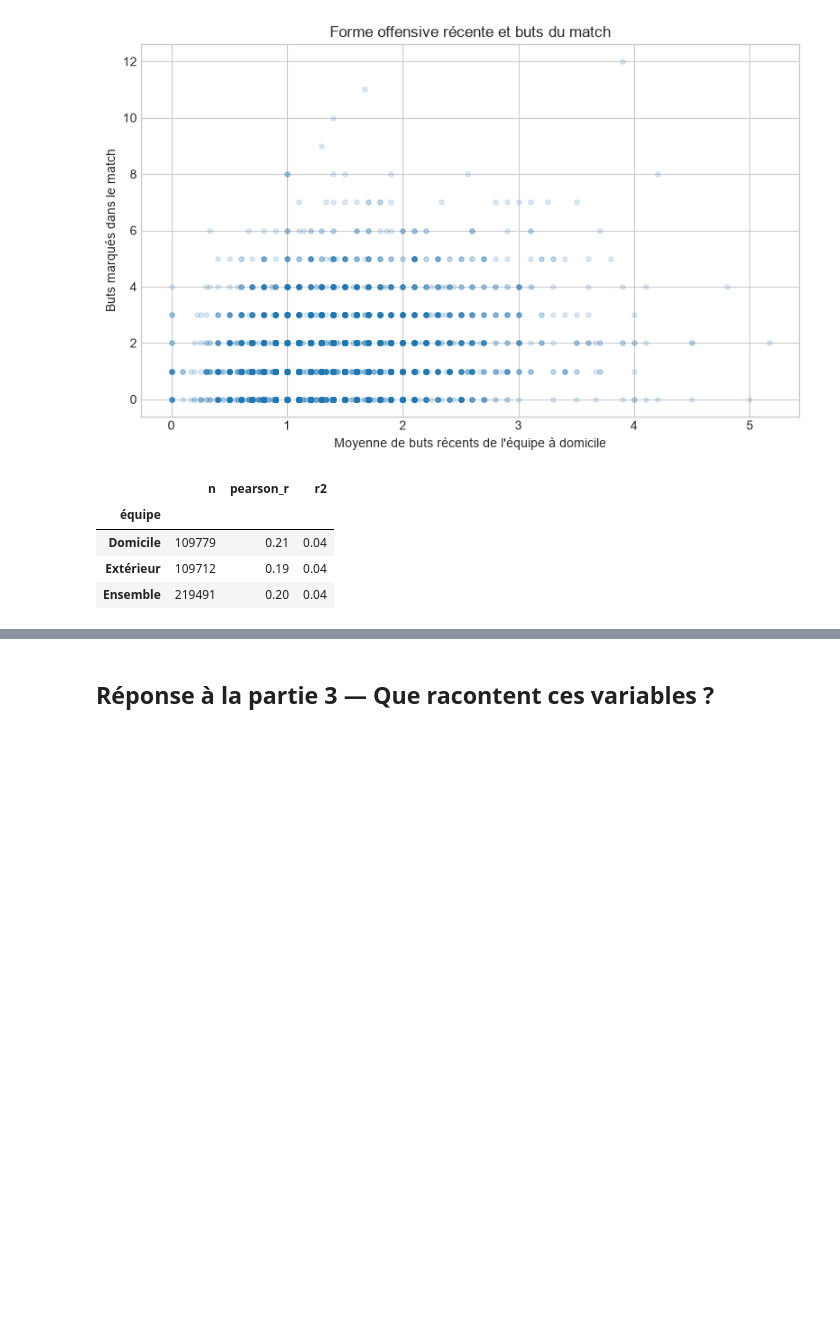
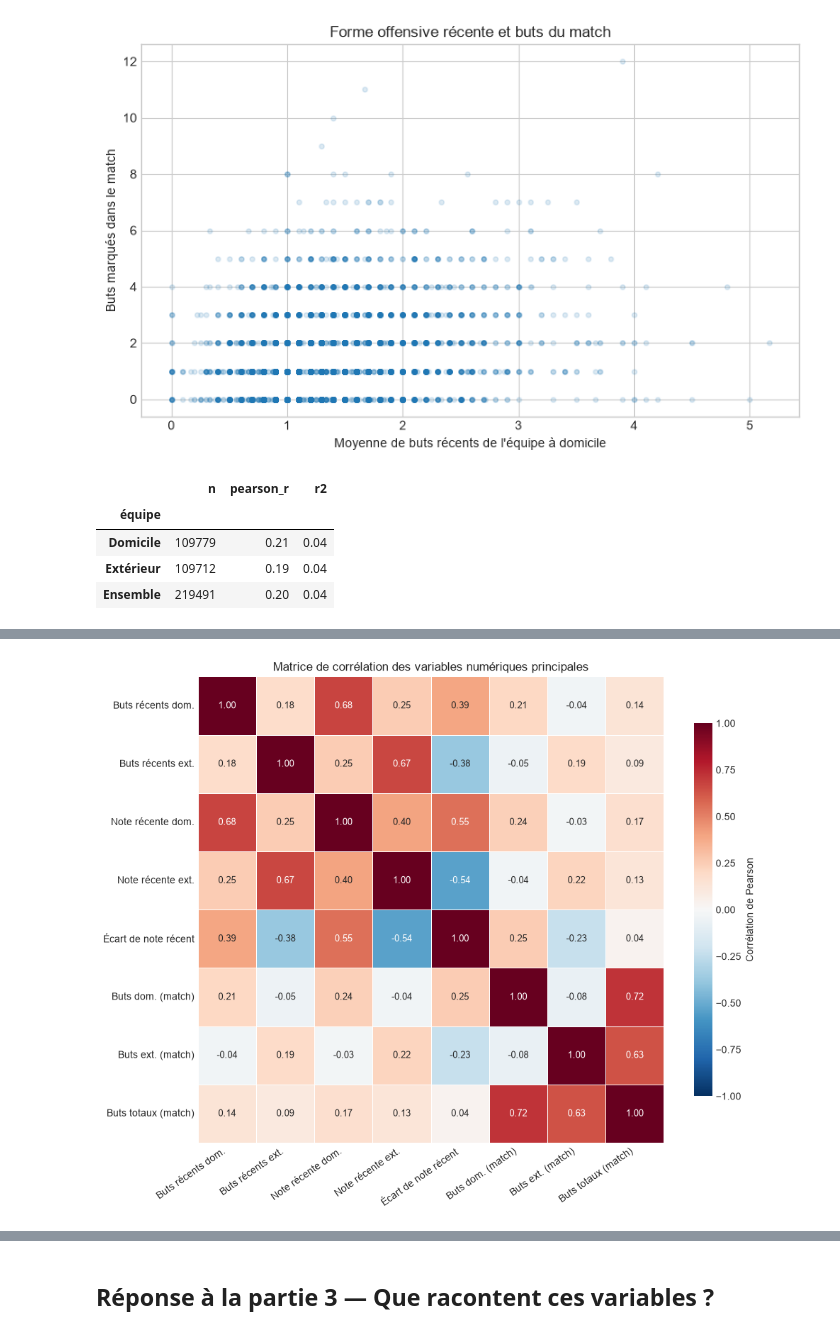
Before and after one commit to hugopicot/Football-Match-Probability-Prediction, a Jupyter notebook: Notebook/eda_jointure.ipynb, the cells around one changed output, grey strips where cells are left out. Cells and saved outputs as stored; diff of their text form; code cells hidden in the pictures; blank space fills up the shorter version.

Commit message:
add correlation matrix and partie 4 (question and reponse)

```diff
--- a/Notebook/eda_jointure.ipynb
+++ b/Notebook/eda_jointure.ipynb
@@ -667,0 +672,39 @@ pd.DataFrame(resultats).set_index("équipe")
+# %%
+import seaborn as sns
+
+variables_correlation = [
+    "home_recent_goals_mean", "away_recent_goals_mean",
+    "home_recent_rating_mean", "away_recent_rating_mean",
+    "recent_rating_difference", "home_goals", "away_goals", "total_goals",
+]
+etiquettes = [
+    "Buts récents dom.", "Buts récents ext.",
+    "Note récente dom.", "Note récente ext.", "Écart de note récent",
+    "Buts dom. (match)", "Buts ext. (match)", "Buts totaux (match)",
+]
+
+matrice = eda[variables_correlation].corr()
+matrice.index = etiquettes
+matrice.columns = etiquettes
+
+display(matrice.round(2))
+
+plt.figure(figsize=(10, 8))
+sns.heatmap(
+    matrice,
+    annot=True,
+    fmt=".2f",
+    cmap="RdBu_r",
+    vmin=-1,
+    vmax=1,
+    square=True,
+    linewidths=0.5,
+    annot_kws={"size": 9},
+    cbar_kws={"shrink": 0.8, "label": "Corrélation de Pearson"},
+)
+plt.title("Matrice de corrélation des variables numériques principales")
+plt.xticks(rotation=35, ha="right")
+plt.yticks(rotation=0)
+plt.tight_layout()
+plt.show()
+# %% [output]
@@ -667,0 +720 @@ pd.DataFrame(resultats).set_index("équipe")
+[figure, added]
```
Also changed, not shown: parts of 13 cells of this notebook.
